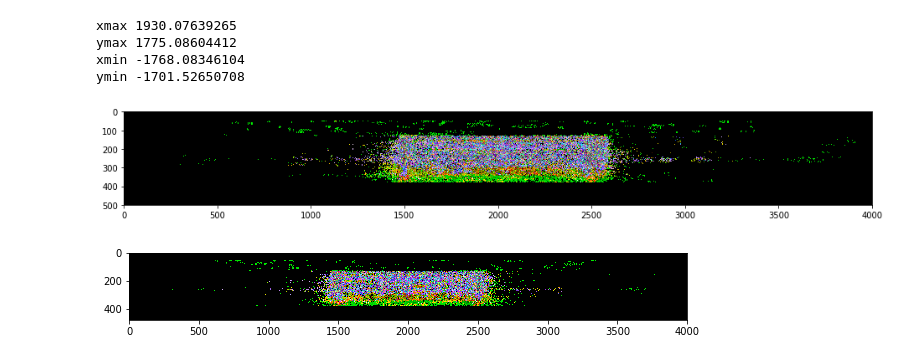
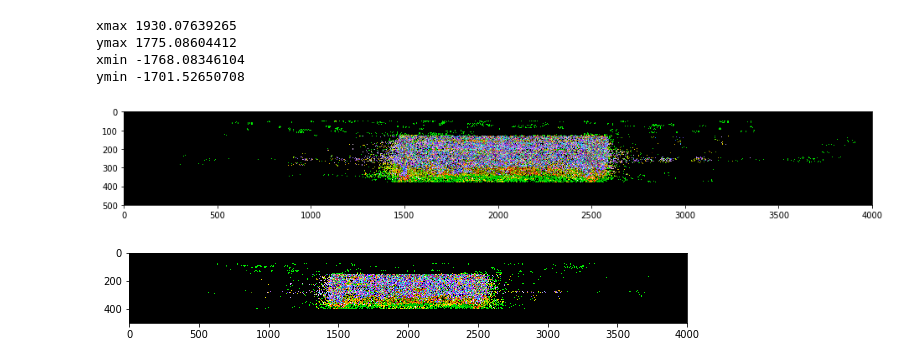
Before and after one commit to ongchinkiat/realsense-d435, a Jupyter notebook: d435-analysis-848.ipynb, the cells around one changed output. Cells and saved outputs as stored; diff of their text form; code cells hidden in the pictures.

```diff
--- a/d435-analysis-848.ipynb
+++ b/d435-analysis-848.ipynb
@@ -303,17 +303,17 @@ ymin -1701.52650708
 # %%
 x_view_clip = np.zeros((720,4000,3), dtype=float)
 np.clip(x_view, 0, 255, out=x_view_clip)
 
 y_view_clip = np.zeros((720,4000,3), dtype=float)
 np.clip(y_view, 0, 255, out=y_view_clip)
 
 fig = plt.figure(figsize=(16, 16))
 plt.imshow(x_view[100:600,:,:])
 plt.show()
 
 fig = plt.figure(figsize=(10, 10))
-plt.imshow(y_view[100:580,:,:])
+plt.imshow(y_view[80:580,:,:])
 plt.show()
 # %% [output]
 [figure]
-[figure, old version]
+[figure, new version]
```
